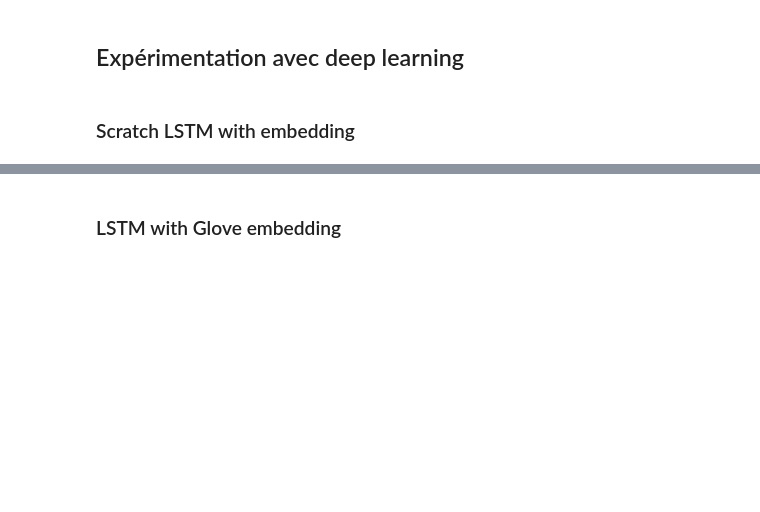
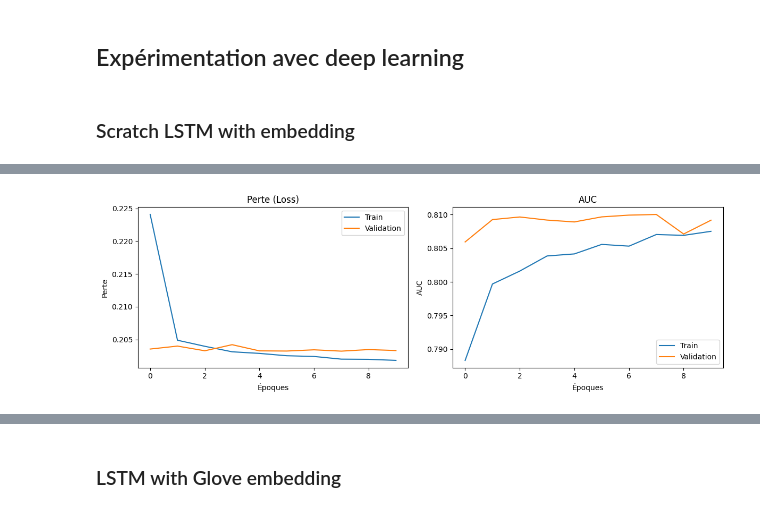
Before and after one commit to 2024-2025-estia-bihar/final_projet_lucg, a Jupyter notebook: notebooks/text_classification.ipynb, the cells around one changed output, grey strips where cells are left out. Saved outputs shown, nothing was run; the diff lists cells and outputs as text; code cells hidden in the pictures; blank space fills up the shorter version.

```diff
--- a/notebooks/text_classification.ipynb
+++ b/notebooks/text_classification.ipynb
@@ -365,3 +434,0 @@ Model: "sequential_2"
-# %%
-# Entraîner le modèle
-history = model.fit(X_train, y_train, validation_data=(X_val, y_val), epochs=10, batch_size=32)
@@ -388,0 +470,26 @@ Epoch 10/10
+# %%
+import matplotlib.pyplot as plt
+
+# Tracer l'historique de perte (loss)
+plt.figure(figsize=(12, 4))
+
+plt.subplot(1, 2, 1)
+plt.plot(history.history['loss'], label='Train')
+plt.plot(history.history['val_loss'], label='Validation')
+plt.title('Perte (Loss)')
+plt.xlabel('Époques')
+plt.ylabel('Perte')
+plt.legend()
+
+plt.subplot(1, 2, 2)
+plt.plot(history.history['AUC'], label='Train')
+plt.plot(history.history['val_AUC'], label='Validation')
+plt.title('AUC')
+plt.xlabel('Époques')
+plt.ylabel('AUC')
+plt.legend()
+
+plt.tight_layout()
+plt.show()
+# %% [output]
+[figure, added]
```
Also changed, not shown: parts of 25 cells of this notebook.
